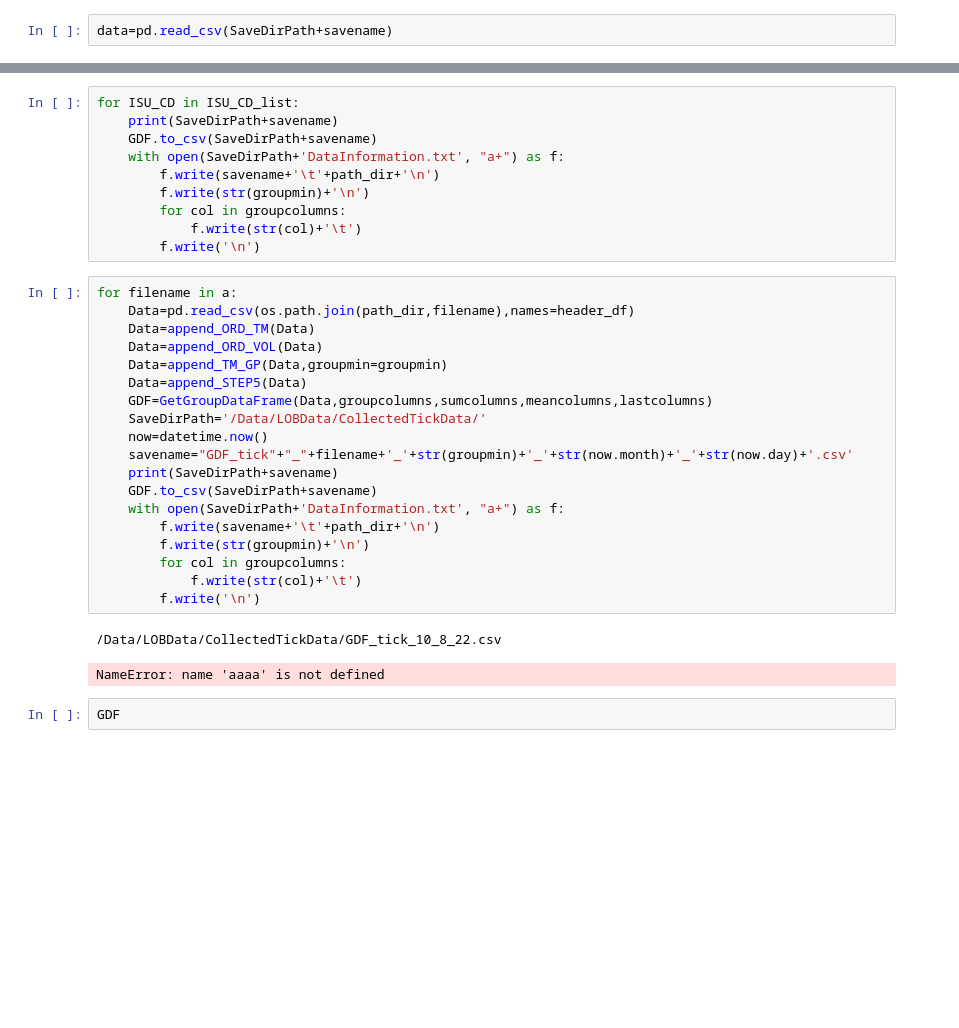
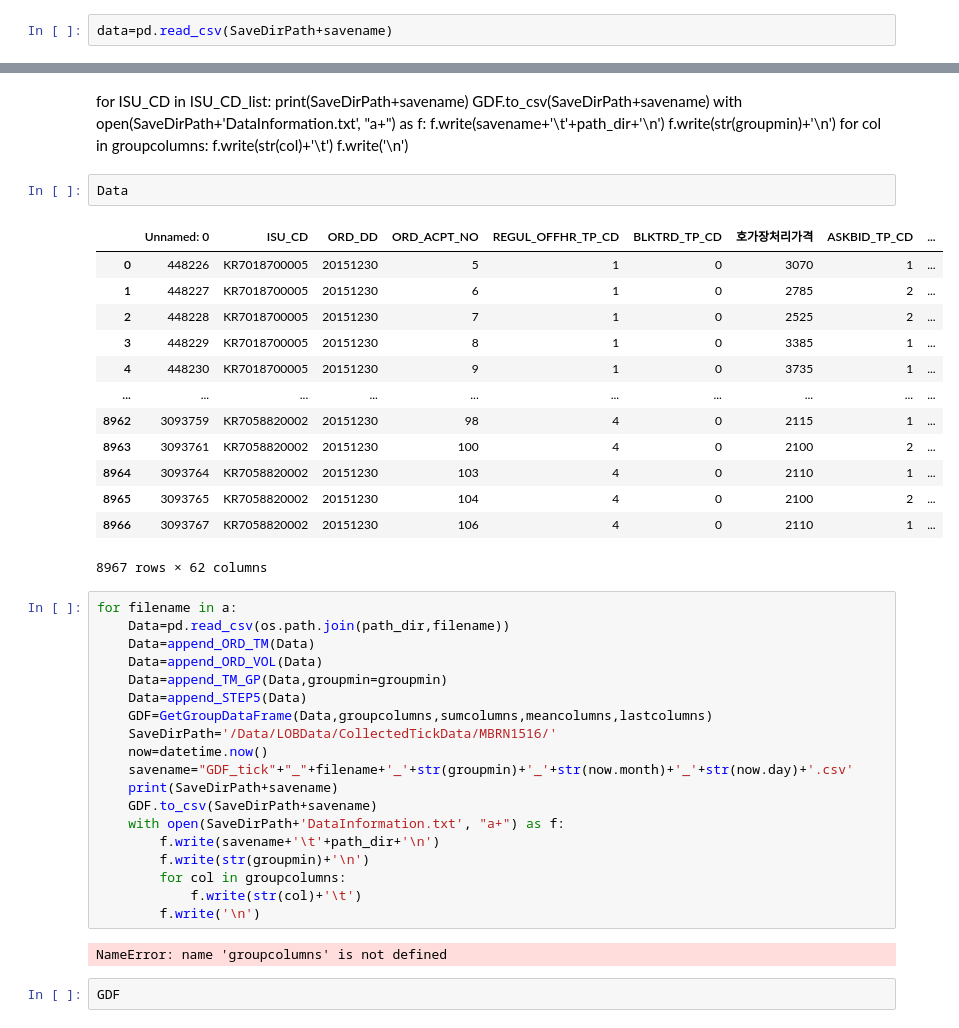
Before and after one commit to bigchan22/LOBData, a Jupyter notebook: TickDataCollection-Copy2.ipynb, the cells around one changed output, grey strips where cells are left out. Saved outputs shown, nothing was run; the diff lists cells and outputs as text; blank space fills up the shorter version.

```diff
--- a/TickDataCollection-Copy2.ipynb
+++ b/TickDataCollection-Copy2.ipynb
@@ -97,22 +153,38 @@ data
-# %%
-for ISU_CD in ISU_CD_list:
-    print(SaveDirPath+savename)
-    GDF.to_csv(SaveDirPath+savename)
-    with open(SaveDirPath+'DataInformation.txt', "a+") as f:
-        f.write(savename+'\t'+path_dir+'\n')
-        f.write(str(groupmin)+'\n')
-        for col in groupcolumns:
-            f.write(str(col)+'\t')
-        f.write('\n')
+# %% [markdown]
+for ISU_CD in ISU_CD_list:
+    print(SaveDirPath+savename)
+    GDF.to_csv(SaveDirPath+savename)
+    with open(SaveDirPath+'DataInformation.txt', "a+") as f:
+        f.write(savename+'\t'+path_dir+'\n')
+        f.write(str(groupmin)+'\n')
+        for col in groupcolumns:
+            f.write(str(col)+'\t')
+        f.write('\n')
+# %%
+Data
+# %% [output]
+|  | Unnamed: 0 | ISU_CD | ORD_DD | ORD_ACPT_NO | REGUL_OFFHR_TP_CD | BLKTRD_TP_CD | 호가장처리가격 | ASKBID_TP_CD | ... |
+| 0 | 448226 | KR7018700005 | 20151230 | 5 | 1 | 0 | 3070 | 1 | ... |
+| 1 | 448227 | KR7018700005 | 20151230 | 6 | 1 | 0 | 2785 | 2 | ... |
+| 2 | 448228 | KR7018700005 | 20151230 | 7 | 1 | 0 | 2525 | 2 | ... |
+| 3 | 448229 | KR7018700005 | 20151230 | 8 | 1 | 0 | 3385 | 1 | ... |
+| 4 | 448230 | KR7018700005 | 20151230 | 9 | 1 | 0 | 3735 | 1 | ... |
+| ... | ... | ... | ... | ... | ... | ... | ... | ... | ... |
+| 8962 | 3093759 | KR7058820002 | 20151230 | 98 | 4 | 0 | 2115 | 1 | ... |
+| 8963 | 3093761 | KR7058820002 | 20151230 | 100 | 4 | 0 | 2100 | 2 | ... |
+| 8964 | 3093764 | KR7058820002 | 20151230 | 103 | 4 | 0 | 2110 | 1 | ... |
+| 8965 | 3093765 | KR7058820002 | 20151230 | 104 | 4 | 0 | 2100 | 2 | ... |
+| 8966 | 3093767 | KR7058820002 | 20151230 | 106 | 4 | 0 | 2110 | 1 | ... |
+8967 rows × 62 columns
 # %%
 for filename in a:
-    Data=pd.read_csv(os.path.join(path_dir,filename),names=header_df)
+    Data=pd.read_csv(os.path.join(path_dir,filename))
     Data=append_ORD_TM(Data)
     Data=append_ORD_VOL(Data)
     Data=append_TM_GP(Data,groupmin=groupmin)
     Data=append_STEP5(Data)
     GDF=GetGroupDataFrame(Data,groupcolumns,sumcolumns,meancolumns,lastcolumns)
-    SaveDirPath='/Data/LOBData/CollectedTickData/'
+    SaveDirPath='/Data/LOBData/CollectedTickData/MBRN1516/'
     now=datetime.now()
     savename="GDF_tick"+"_"+filename+'_'+str(groupmin)+'_'+str(now.month)+'_'+str(now.day)+'.csv'
     print(SaveDirPath+savename)
@@ -124,8 +196,7 @@ for filename in a:
             f.write(str(col)+'\t')
         f.write('\n')
 # %% [output]
-/Data/LOBData/CollectedTickData/GDF_tick_10_8_22.csv
+NameError: name 'groupcolumns' is not defined
-NameError: name 'aaaa' is not defined
 # %%
 GDF
 # %%
```
Also changed, not shown: parts of 10 cells of this notebook, 17 other files.
